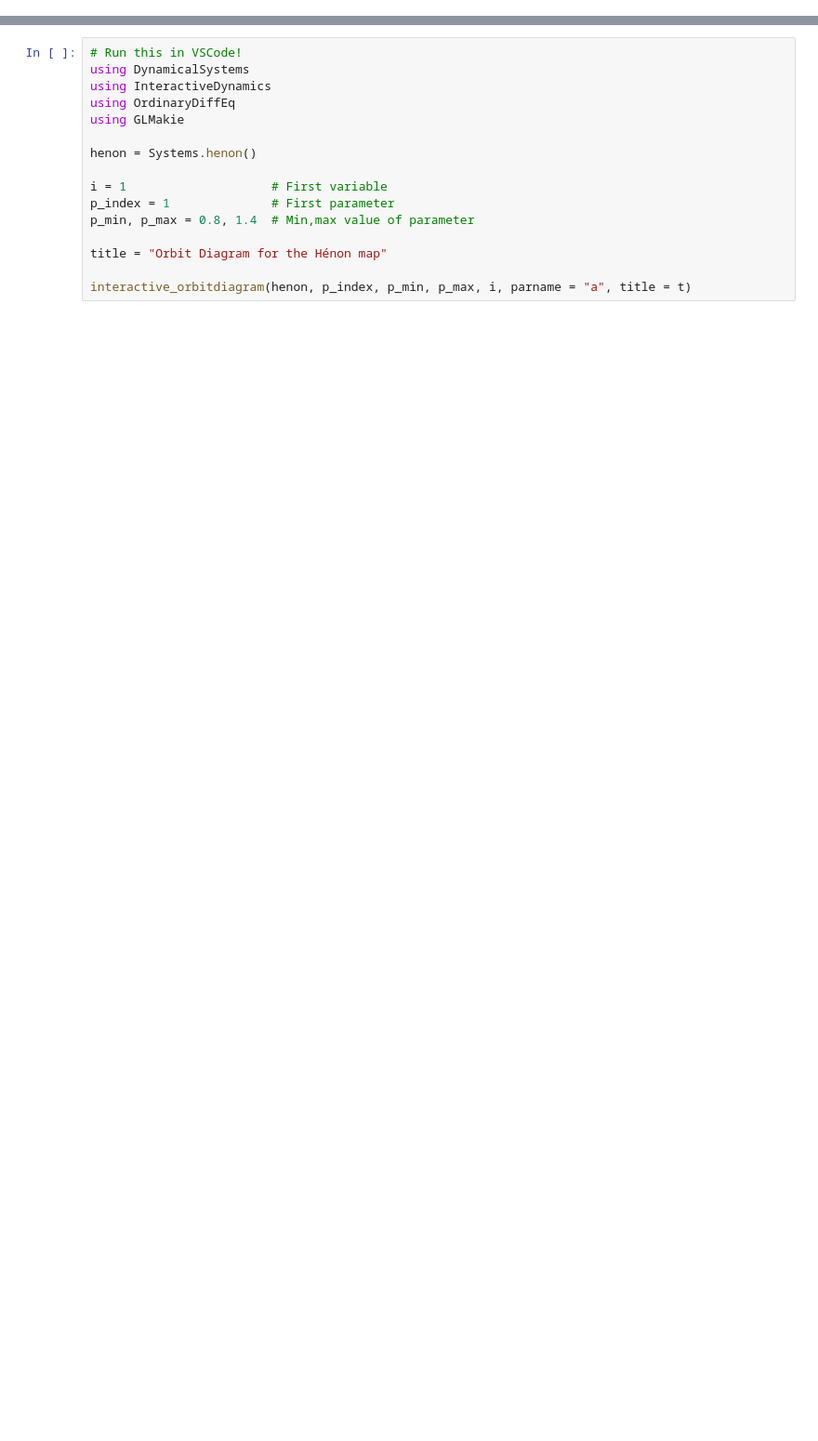
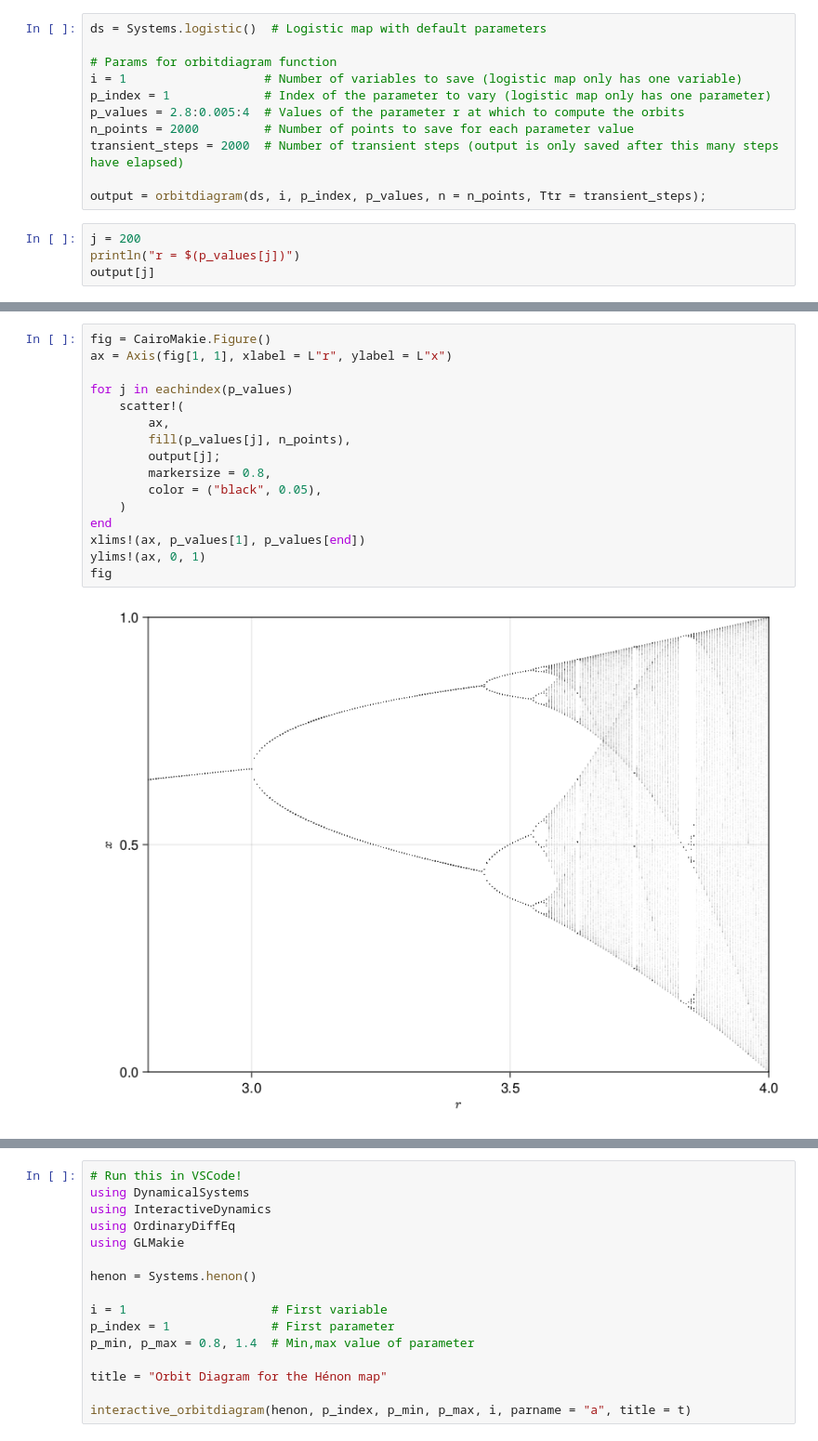
Before and after one commit to TUM-PIK-ESM/TUM-Dynamics-Lecture, a Jupyter notebook: lectures/lecture-5/lecture5.ipynb, the cells around one changed output, grey strips where cells are left out. Shown at 93% size. Saved outputs shown, nothing was run; the diff lists cells and outputs as text; blank space fills up the shorter version.

```diff
--- a/lectures/lecture-5/lecture5.ipynb
+++ b/lectures/lecture-5/lecture5.ipynb
@@ -640,0 +253,15 @@ See how easy it is to compute Lyapunov exponents this way? With just two lines o
+# %%
+ds = Systems.logistic()  # Logistic map with default parameters
+
+# Params for orbitdiagram function
+i = 1                   # Number of variables to save (logistic map only has one variable)
+p_index = 1             # Index of the parameter to vary (logistic map only has one parameter)
+p_values = 2.8:0.005:4  # Values of the parameter r at which to compute the orbits
+n_points = 2000         # Number of points to save for each parameter value
+transient_steps = 2000  # Number of transient steps (output is only saved after this many steps have elapsed)
+
+output = orbitdiagram(ds, i, p_index, p_values, n = n_points, Ttr = transient_steps);
+# %%
+j = 200
+println("r = $(p_values[j])")
+output[j]
@@ -640,0 +289,18 @@ See how easy it is to compute Lyapunov exponents this way? With just two lines o
+# %%
+fig = CairoMakie.Figure()
+ax = Axis(fig[1, 1], xlabel = L"r", ylabel = L"x")
+
+for j in eachindex(p_values)
+    scatter!(
+        ax,
+        fill(p_values[j], n_points),
+        output[j];
+        markersize = 0.8,
+        color = ("black", 0.05),
+    )
+end
+xlims!(ax, p_values[1], p_values[end])
+ylims!(ax, 0, 1)
+fig
+# %% [output]
+[figure, added]
```
Also changed, not shown: parts of 124 cells of this notebook, 1 other file.
